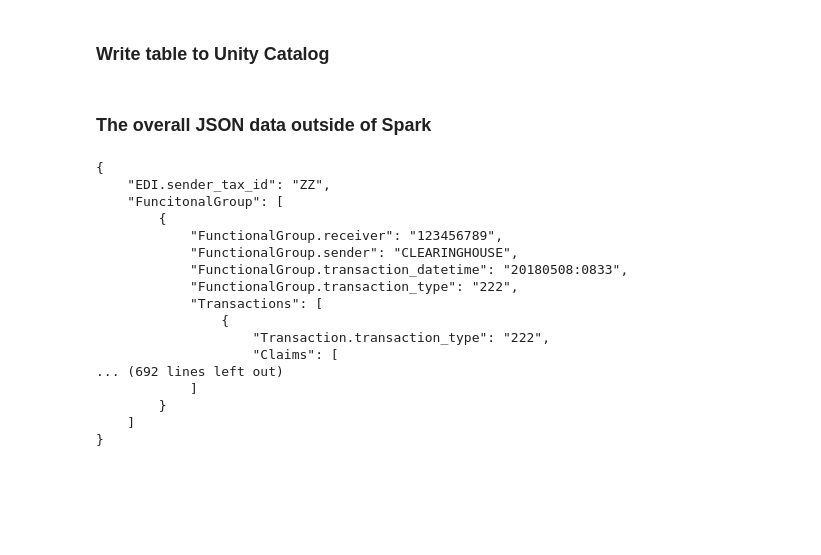
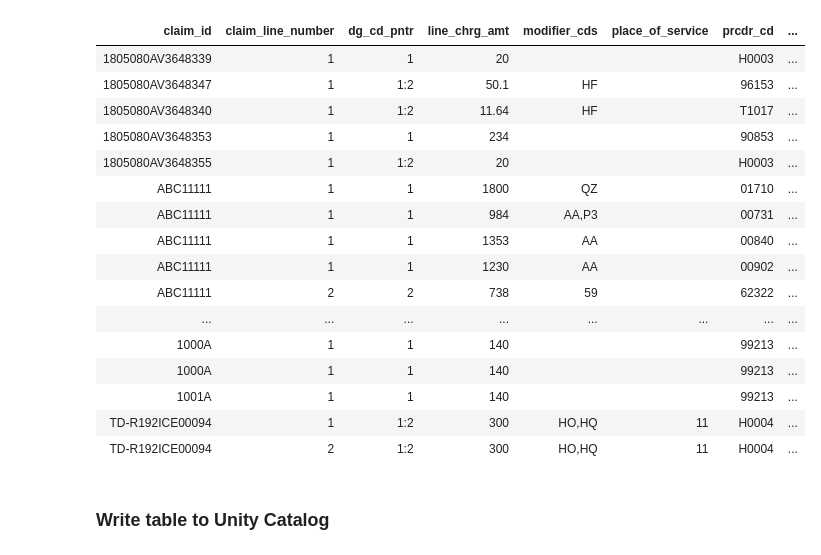
Before and after one commit to databricks-industry-solutions/x12-edi-parser, a Jupyter notebook: notebooks/ClaimBuilder.ipynb, the cells around one changed output. Saved outputs shown, nothing was run; the diff lists cells and outputs as text; code cells hidden in the pictures; blank space fills up the shorter version.

```diff
--- a/notebooks/ClaimBuilder.ipynb
+++ b/notebooks/ClaimBuilder.ipynb
@@ -172,14 +94,0 @@ all_fields = [
-# %%
-# Select all fields dynamically
-claims_flat = transactions_flat.select(*all_fields)
-# %%
-# Check for invalid characters in Column headers
-from pyspark.sql import DataFrame
-
-def replace_spaces_in_column_names(df: DataFrame) -> DataFrame:
-    for col_name in df.columns:
-        if ' ' in col_name:
-            df = df.withColumnRenamed(col_name, col_name.replace(' ', '_'))
-    return df
-
-claims_flat = replace_spaces_in_column_names(claims_flat)
@@ -195,3 +125,34 @@ display(claims_flat)
+# %%
+claim_lines_flat  = claims_flat.select(
+    "Claim.claim_header.claim_id",
+    explode(col("Claim.claim_lines")).alias("claim_lines")
+)
+
+
+claim_lines_flat = claim_lines_flat.selectExpr(
+    "claim_id",
+    "claim_lines.*"
+)
+
+display(claim_lines_flat)
+# %% [output]
+| claim_id | claim_line_number | dg_cd_pntr | line_chrg_amt | modifier_cds | place_of_service | prcdr_cd | ... |
+| 1805080AV3648339 | 1 | 1 | 20 |  |  | H0003 | ... |
+| 1805080AV3648347 | 1 | 1:2 | 50.1 | HF |  | 96153 | ... |
+| 1805080AV3648340 | 1 | 1:2 | 11.64 | HF |  | T1017 | ... |
+| 1805080AV3648353 | 1 | 1 | 234 |  |  | 90853 | ... |
+| 1805080AV3648355 | 1 | 1:2 | 20 |  |  | H0003 | ... |
+| ABC11111 | 1 | 1 | 1800 | QZ |  | 01710 | ... |
+| ABC11111 | 1 | 1 | 984 | AA,P3 |  | 00731 | ... |
+| ABC11111 | 1 | 1 | 1353 | AA |  | 00840 | ... |
+| ABC11111 | 1 | 1 | 1230 | AA |  | 00902 | ... |
+| ABC11111 | 2 | 2 | 738 | 59 |  | 62322 | ... |
+| ... | ... | ... | ... | ... | ... | ... | ... |
+| 1000A | 1 | 1 | 140 |  |  | 99213 | ... |
+| 1000A | 1 | 1 | 140 |  |  | 99213 | ... |
+| 1001A | 1 | 1 | 140 |  |  | 99213 | ... |
+| TD-R192ICE00094 | 1 | 1:2 | 300 | HO,HQ | 11 | H0004 | ... |
+| TD-R192ICE00094 | 2 | 1:2 | 300 | HO,HQ | 11 | H0004 | ... |
 # %% [markdown]
 ### Write table to Unity Catalog
 # %%
@@ -207,32 +167,0 @@ claims_flat.write.format("delta").mode("overwrite").saveAsTable(uc_table_name)
-# %% [markdown]
-### The overall JSON data outside of Spark
-# %%
-from databricksx12 import EDI
-from databricksx12.hls.healthcare import HealthcareManager
-
-hm = HealthcareManager()
-edi =  EDI(open("/Volumes/raven_catalog/x12_edi_parser/sampledata/CHPW_Claimdata.txt", "rb").read().decode("utf-8"))
-
-#Returns parsed claim data
-hm.from_edi(edi)
-
-#Print in json format
-print(json.dumps(hm.to_json(edi), indent=4))
-# %% [output]
-{
-    "EDI.sender_tax_id": "ZZ",
-    "FuncitonalGroup": [
-        {
-            "FunctionalGroup.receiver": "123456789",
-            "FunctionalGroup.sender": "CLEARINGHOUSE",
-            "FunctionalGroup.transaction_datetime": "20180508:0833",
-            "FunctionalGroup.transaction_type": "222",
-            "Transactions": [
-                {
-                    "Transaction.transaction_type": "222",
-                    "Claims": [
-... (692 lines left out)
-            ]
-        }
-    ]
-}
```
Also changed, not shown: parts of 16 cells of this notebook.
